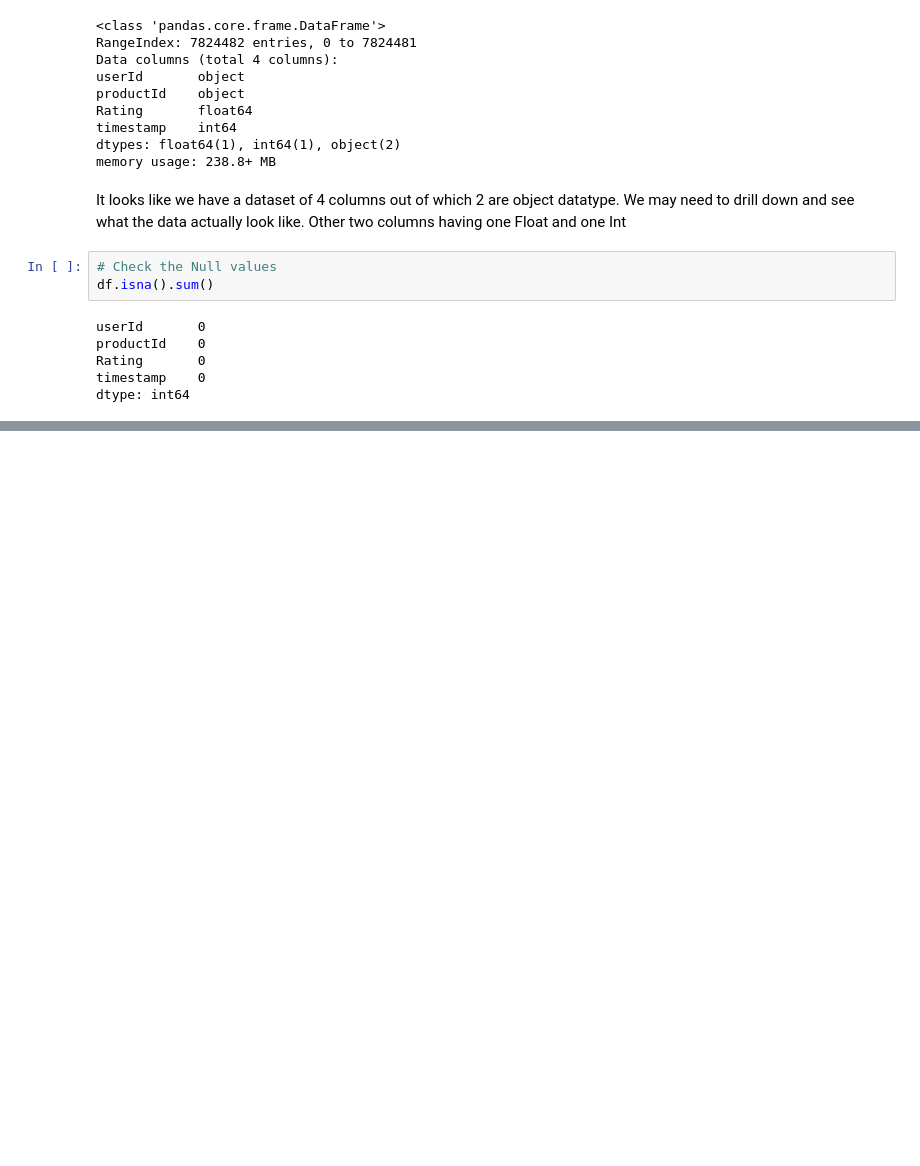
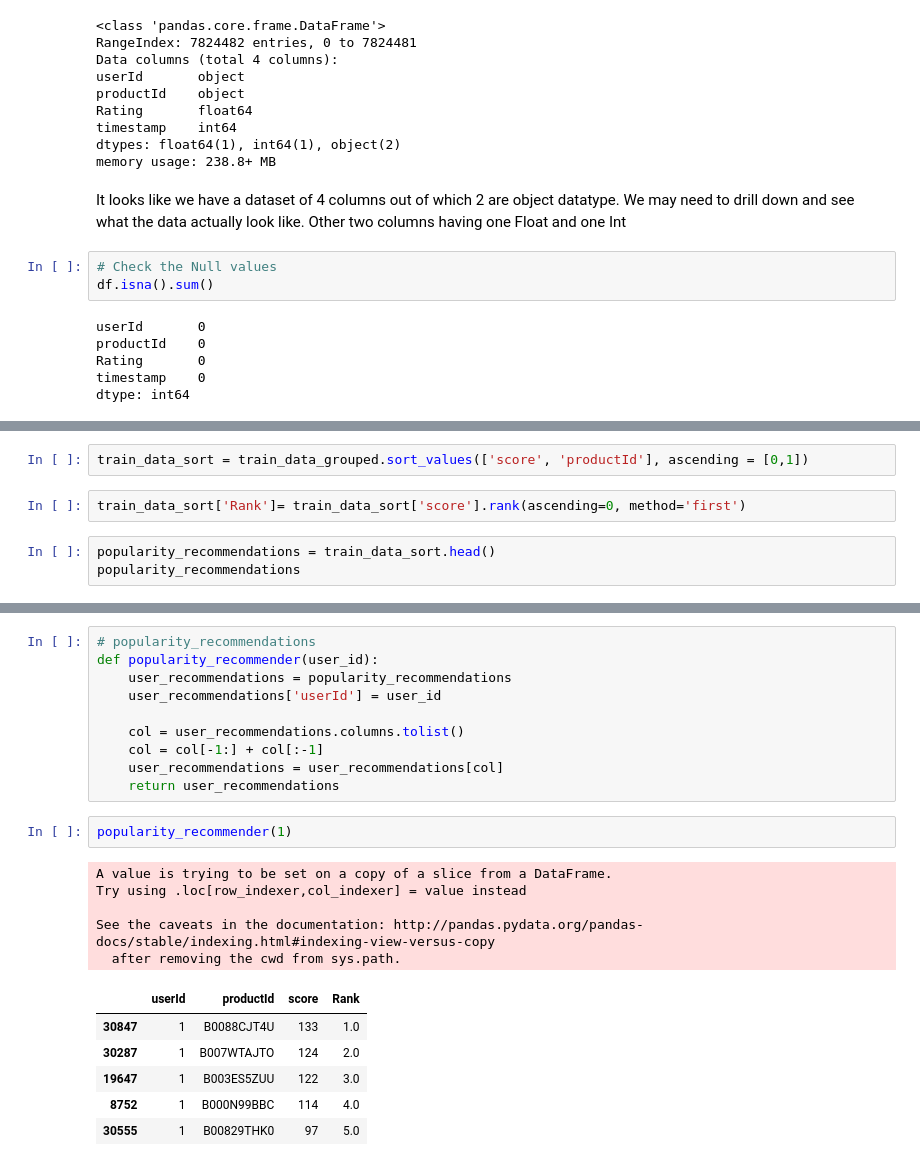
Before and after one commit to praveenveera/AmazonReviewsData, a Jupyter notebook: RS_Project.ipynb, the cells around one changed output, grey strips where cells are left out. Drawn from its saved outputs; the diff is of its cells as text; blank space fills up the shorter version.

```diff
--- a/RS_Project.ipynb
+++ b/RS_Project.ipynb
@@ -56,0 +179,7 @@ df.describe().transpose()
+# %%
+train_data_sort = train_data_grouped.sort_values(['score', 'productId'], ascending = [0,1])
+# %%
+train_data_sort['Rank']= train_data_sort['score'].rank(ascending=0, method='first')
+# %%
+popularity_recommendations = train_data_sort.head()
+popularity_recommendations
@@ -57,2 +193,26 @@ df.describe().transpose()
+# %%
+# popularity_recommendations
+def popularity_recommender(user_id):
+    user_recommendations = popularity_recommendations
+    user_recommendations['userId'] = user_id
+
+    col = user_recommendations.columns.tolist()
+    col = col[-1:] + col[:-1]
+    user_recommendations = user_recommendations[col]
+    return user_recommendations
+# %%
+popularity_recommender(1)
+# %% [output]
+A value is trying to be set on a copy of a slice from a DataFrame.
+Try using .loc[row_indexer,col_indexer] = value instead
+
+See the caveats in the documentation: http://pandas.pydata.org/pandas-docs/stable/indexing.html#indexing-view-versus-copy
+  after removing the cwd from sys.path.
+|  | userId | productId | score | Rank |
+| 30847 | 1 | B0088CJT4U | 133 | 1.0 |
+| 30287 | 1 | B007WTAJTO | 124 | 2.0 |
+| 19647 | 1 | B003ES5ZUU | 122 | 3.0 |
+| 8752 | 1 | B000N99BBC | 114 | 4.0 |
+| 30555 | 1 | B00829THK0 | 97 | 5.0 |
 # %%
 # %% [output]
```
Also changed, not shown: parts of 24 cells of this notebook.
